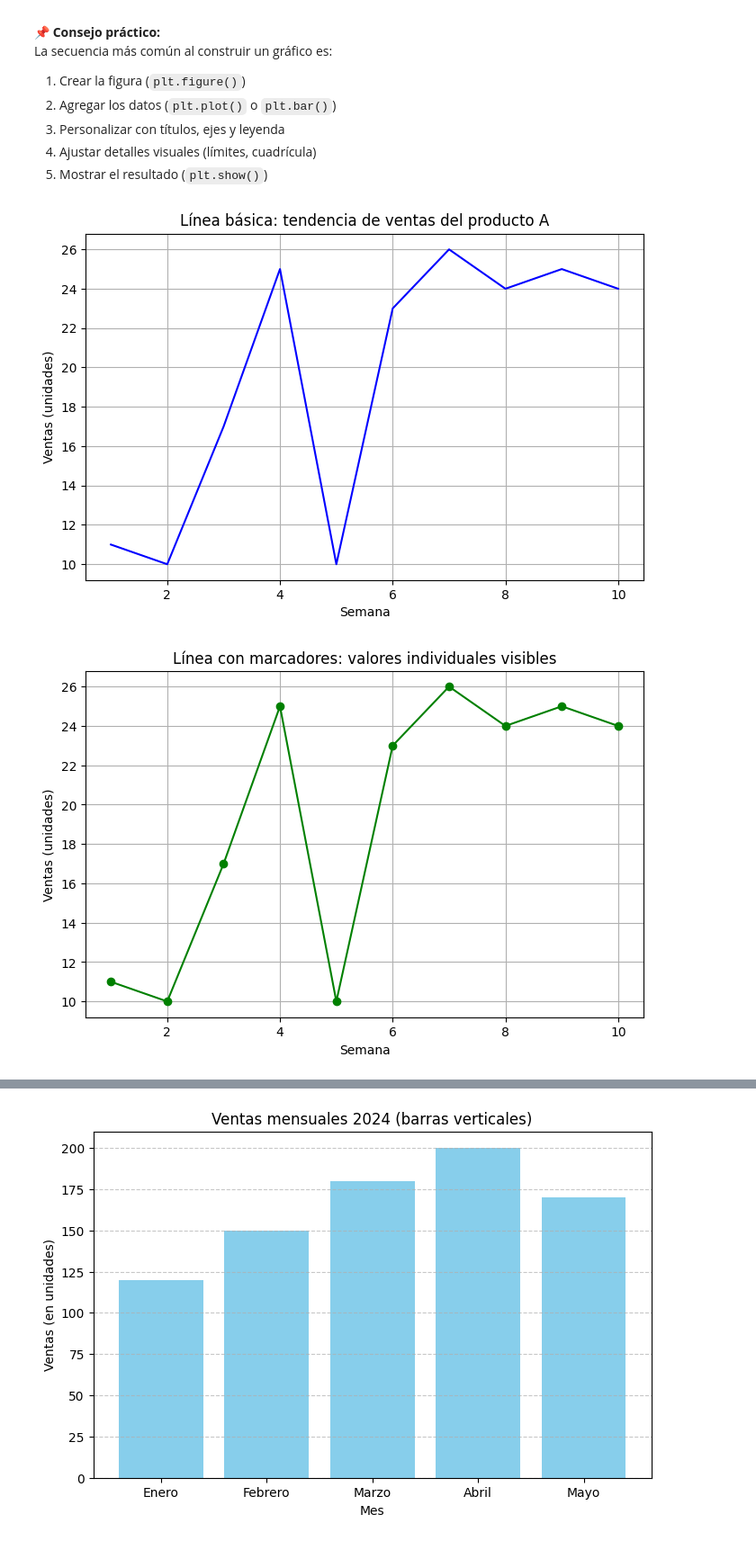
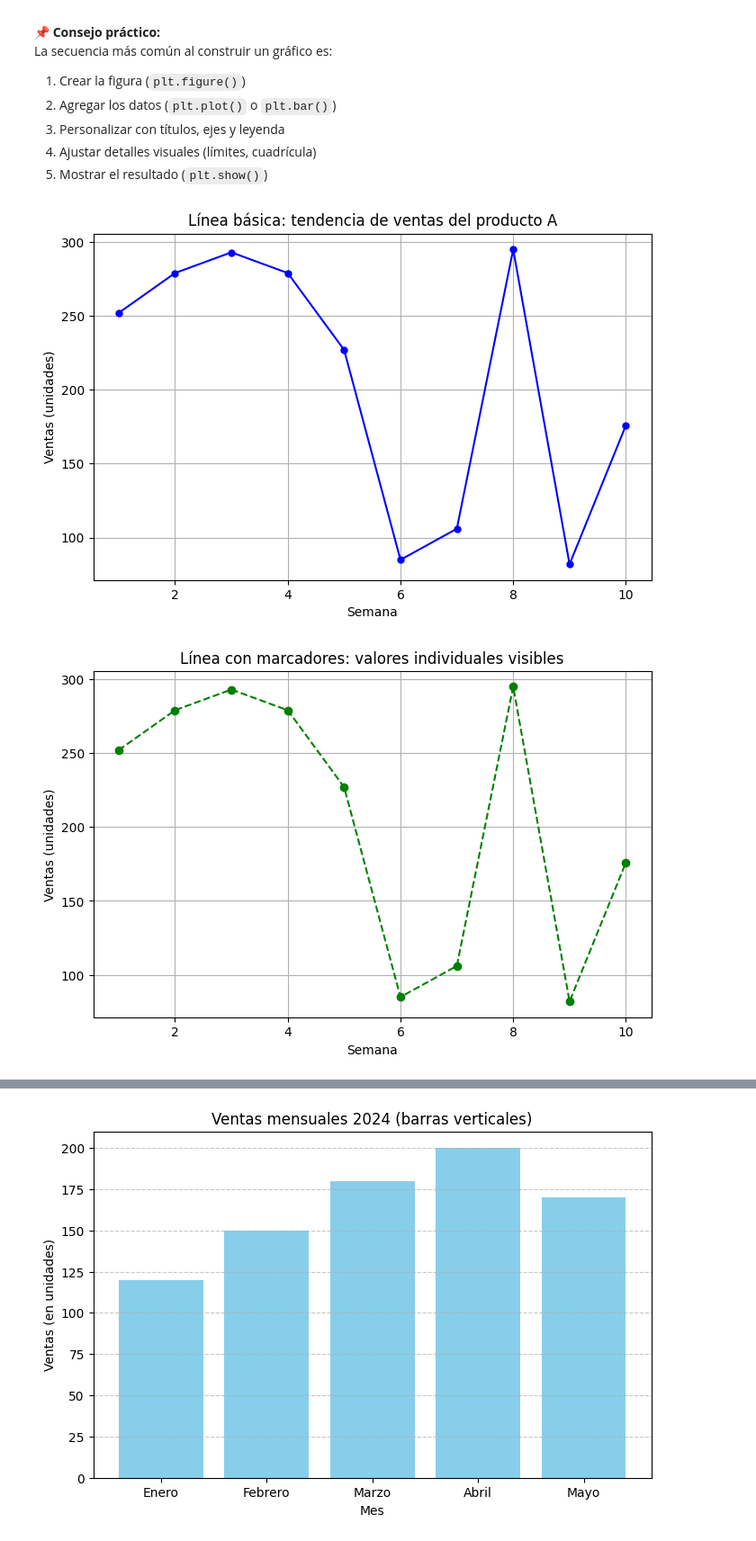
Before and after one commit to AlexEspinosa98/guayerd_class, a Jupyter notebook: clase_8/clase8.ipynb, the cells around one changed output, grey strips where cells are left out. Shown at 90% size. Cells and saved outputs as stored; diff of their text form; code cells hidden in the pictures.

```diff
--- a/clase_8/clase8.ipynb
+++ b/clase_8/clase8.ipynb
@@ -393,43 +396,43 @@ import numpy as np
 
 # Creamos datos sintéticos ordenados
 x = np.arange(1, 11)  # 10 valores para el eje X (por ejemplo, semanas)
-y1 = np.random.randint(10, 30, size=10)  # ventas del producto A
+y1 = np.random.randint(80, 300, size=10)  # ventas del producto A
 y2 = np.random.randint(15, 35, size=10)  # ventas del producto B
 
 # =============================================================
 # 1️⃣ Línea básica
 # =============================================================
 plt.figure(figsize=(8, 5))
-plt.plot(x, y1, color='blue')
+plt.plot(x, y1, color='blue', linestyle='-', marker='o', markersize=5)
 plt.title("Línea básica: tendencia de ventas del producto A")
 plt.xlabel("Semana")
 plt.ylabel("Ventas (unidades)")
 plt.grid(True)
 plt.show()
 
 # =============================================================
 # 2️⃣ Línea con marcadores
 # =============================================================
 plt.figure(figsize=(8, 5))
-plt.plot(x, y1, marker='o', linestyle='-', color='green')
+plt.plot(x, y1, marker='o', linestyle='--', color='green')
 plt.title("Línea con marcadores: valores individuales visibles")
 plt.xlabel("Semana")
 plt.ylabel("Ventas (unidades)")
 plt.grid(True)
 plt.show()
 
 # =============================================================
 # 3️⃣ Múltiples series en una sola figura
 # =============================================================
 plt.figure(figsize=(8, 5))
 plt.plot(x, y1, marker='o', linestyle='-', color='red', label='Producto A')
-plt.plot(x, y2, marker='s', linestyle='--', color='purple', label='Producto B')
+plt.plot(x, y2, marker='o', linestyle='-', color='purple', label='Producto B')
 plt.title("Comparación de ventas entre Producto A y Producto B")
 plt.xlabel("Semana")
 plt.ylabel("Ventas (unidades)")
 plt.legend()
 plt.grid(True)
 plt.show()
 # %% [output]
-[figure, old version]
+[figure, new version]
-[figure, old version]
+[figure, new version]
```
Also changed, not shown: parts of 7 cells of this notebook.
